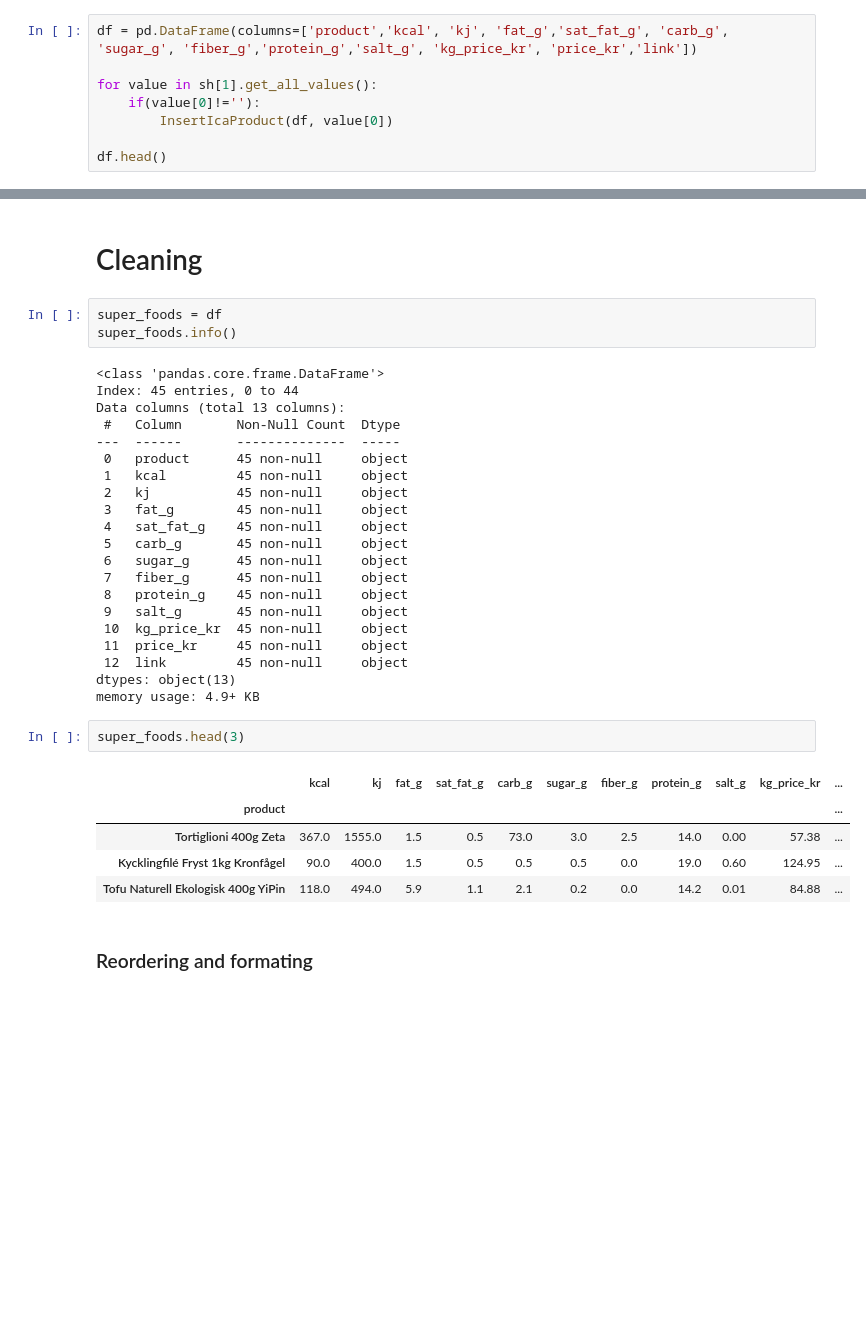
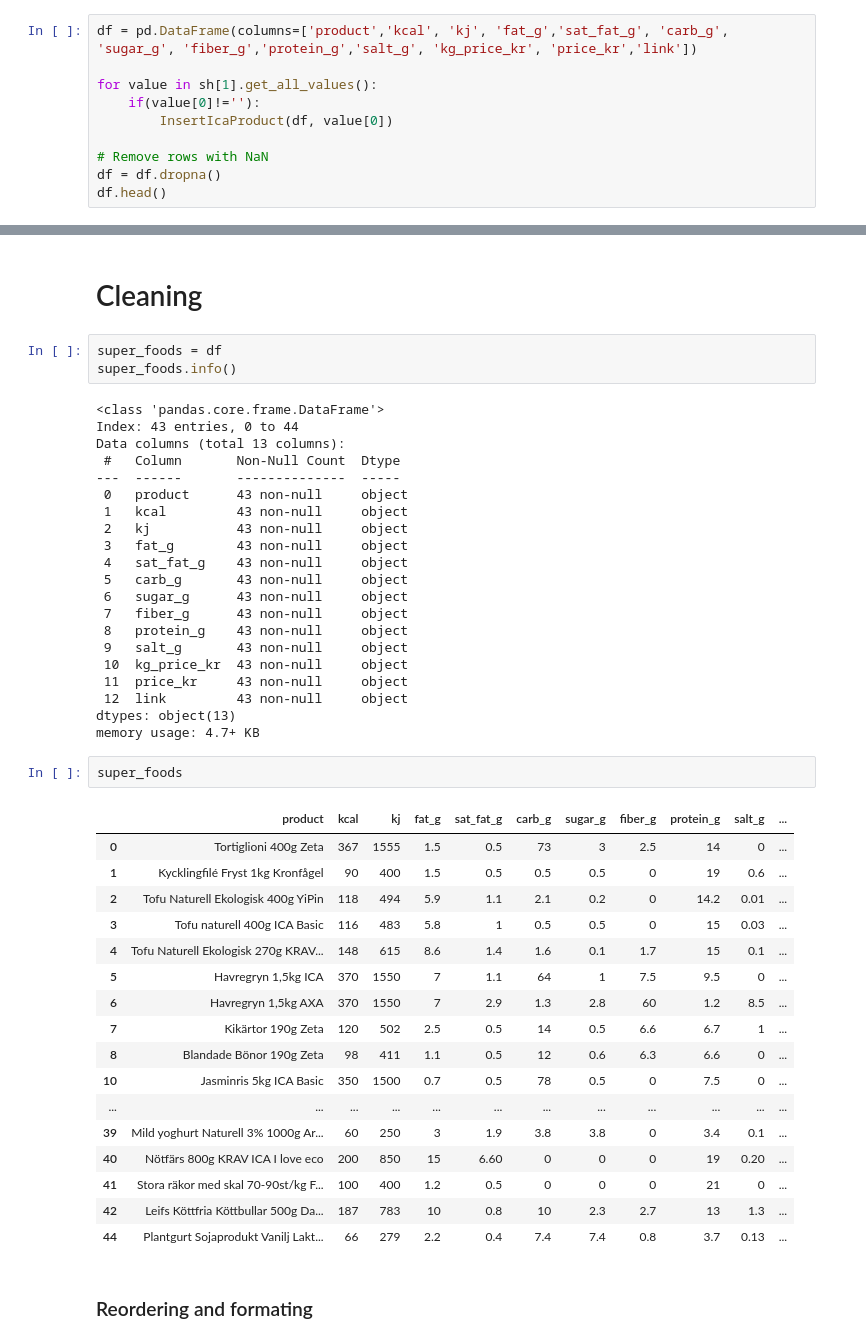
Before and after one commit to KasperLindm/BudgetSuperfood, a Jupyter notebook: FoodWebscraper.ipynb, the cells around one changed output, grey strips where cells are left out. Drawn from its saved outputs; the diff is of its cells as text; blank space fills up the shorter version.

```diff
--- a/FoodWebscraper.ipynb
+++ b/FoodWebscraper.ipynb
@@ -94,5 +98,7 @@ for value in sh[1].get_all_values():
     if(value[0]!=''):
         InsertIcaProduct(df, value[0])
 
+# Remove rows with NaN
+df = df.dropna()
 df.head()
 # %% [output]
@@ -117,33 +125,45 @@ super_foods = df
 super_foods.info()
 # %% [output]
 <class 'pandas.core.frame.DataFrame'>
-Index: 45 entries, 0 to 44
+Index: 43 entries, 0 to 44
 Data columns (total 13 columns):
  #   Column       Non-Null Count  Dtype
 ---  ------       --------------  -----
- 0   product      45 non-null     object
- 1   kcal         45 non-null     object
- 2   kj           45 non-null     object
- 3   fat_g        45 non-null     object
- 4   sat_fat_g    45 non-null     object
- 5   carb_g       45 non-null     object
- 6   sugar_g      45 non-null     object
- 7   fiber_g      45 non-null     object
- 8   protein_g    45 non-null     object
- 9   salt_g       45 non-null     object
- 10  kg_price_kr  45 non-null     object
- 11  price_kr     45 non-null     object
- 12  link         45 non-null     object
+ 0   product      43 non-null     object
+ 1   kcal         43 non-null     object
+ 2   kj           43 non-null     object
+ 3   fat_g        43 non-null     object
+ 4   sat_fat_g    43 non-null     object
+ 5   carb_g       43 non-null     object
+ 6   sugar_g      43 non-null     object
+ 7   fiber_g      43 non-null     object
+ 8   protein_g    43 non-null     object
+ 9   salt_g       43 non-null     object
+ 10  kg_price_kr  43 non-null     object
+ 11  price_kr     43 non-null     object
+ 12  link         43 non-null     object
 dtypes: object(13)
-memory usage: 4.9+ KB
+memory usage: 4.7+ KB
 # %%
-super_foods.head(3)
+super_foods
 # %% [output]
-|  | kcal | kj | fat_g | sat_fat_g | carb_g | sugar_g | fiber_g | protein_g | salt_g | kg_price_kr | ... |
-| product |  |  |  |  |  |  |  |  |  |  | ... |
-| Tortiglioni 400g Zeta | 367.0 | 1555.0 | 1.5 | 0.5 | 73.0 | 3.0 | 2.5 | 14.0 | 0.00 | 57.38 | ... |
-| Kycklingfilé Fryst 1kg Kronfågel | 90.0 | 400.0 | 1.5 | 0.5 | 0.5 | 0.5 | 0.0 | 19.0 | 0.60 | 124.95 | ... |
-| Tofu Naturell Ekologisk 400g YiPin | 118.0 | 494.0 | 5.9 | 1.1 | 2.1 | 0.2 | 0.0 | 14.2 | 0.01 | 84.88 | ... |
+|  | product | kcal | kj | fat_g | sat_fat_g | carb_g | sugar_g | fiber_g | protein_g | salt_g | ... |
+| 0 | Tortiglioni 400g Zeta | 367 | 1555 | 1.5 | 0.5 | 73 | 3 | 2.5 | 14 | 0 | ... |
+| 1 | Kycklingfilé Fryst 1kg Kronfågel | 90 | 400 | 1.5 | 0.5 | 0.5 | 0.5 | 0 | 19 | 0.6 | ... |
+| 2 | Tofu Naturell Ekologisk 400g YiPin | 118 | 494 | 5.9 | 1.1 | 2.1 | 0.2 | 0 | 14.2 | 0.01 | ... |
+| 3 | Tofu naturell 400g ICA Basic | 116 | 483 | 5.8 | 1 | 0.5 | 0.5 | 0 | 15 | 0.03 | ... |
+| 4 | Tofu Naturell Ekologisk 270g KRAV... | 148 | 615 | 8.6 | 1.4 | 1.6 | 0.1 | 1.7 | 15 | 0.1 | ... |
+| 5 | Havregryn 1,5kg ICA | 370 | 1550 | 7 | 1.1 | 64 | 1 | 7.5 | 9.5 | 0 | ... |
+| 6 | Havregryn 1,5kg AXA | 370 | 1550 | 7 | 2.9 | 1.3 | 2.8 | 60 | 1.2 | 8.5 | ... |
+| 7 | Kikärtor 190g Zeta | 120 | 502 | 2.5 | 0.5 | 14 | 0.5 | 6.6 | 6.7 | 1 | ... |
+| 8 | Blandade Bönor 190g Zeta | 98 | 411 | 1.1 | 0.5 | 12 | 0.6 | 6.3 | 6.6 | 0 | ... |
+| 10 | Jasminris 5kg ICA Basic | 350 | 1500 | 0.7 | 0.5 | 78 | 0.5 | 0 | 7.5 | 0 | ... |
+| ... | ... | ... | ... | ... | ... | ... | ... | ... | ... | ... | ... |
+| 39 | Mild yoghurt Naturell 3% 1000g Ar... | 60 | 250 | 3 | 1.9 | 3.8 | 3.8 | 0 | 3.4 | 0.1 | ... |
+| 40 | Nötfärs 800g KRAV ICA I love eco | 200 | 850 | 15 | 6.60 | 0 | 0 | 0 | 19 | 0.20 | ... |
+| 41 | Stora räkor med skal 70-90st/kg F... | 100 | 400 | 1.2 | 0.5 | 0 | 0 | 0 | 21 | 0 | ... |
+| 42 | Leifs Köttfria Köttbullar 500g Da... | 187 | 783 | 10 | 0.8 | 10 | 2.3 | 2.7 | 13 | 1.3 | ... |
+| 44 | Plantgurt Sojaprodukt Vanilj Lakt... | 66 | 279 | 2.2 | 0.4 | 7.4 | 7.4 | 0.8 | 3.7 | 0.13 | ... |
 # %% [markdown]
 ### Reordering and formating
 # %%
```
Also changed, not shown: parts of 5 cells of this notebook, 1 other file.
